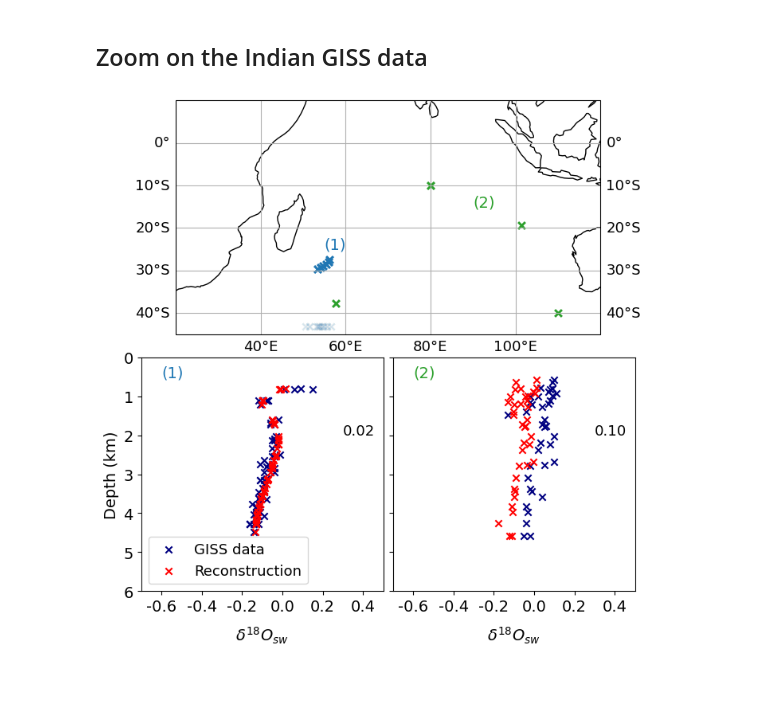
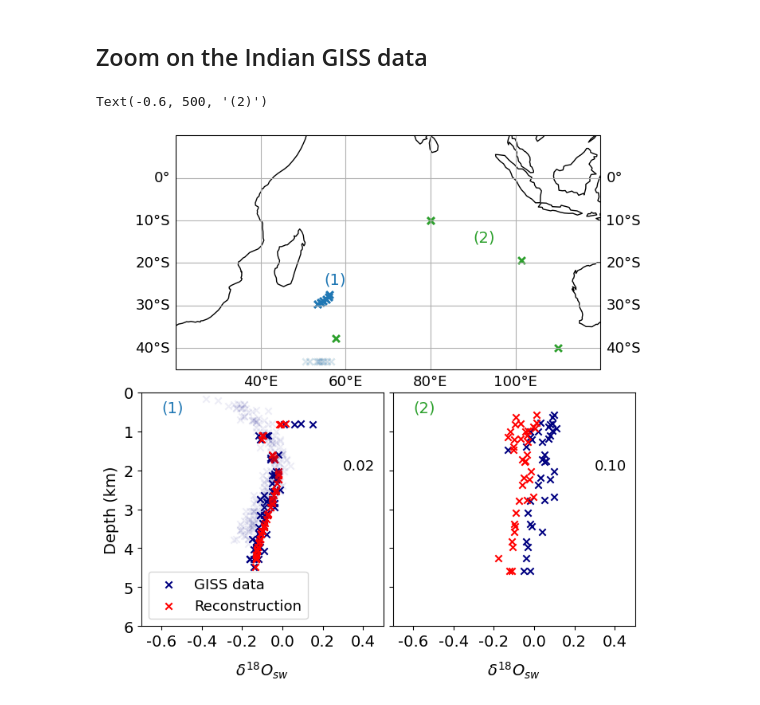
Before and after one commit to brumillet/d18o-southern-ocean, a Jupyter notebook: notebooks/evaluation_reconstructions.ipynb, the cells around one changed output. Saved outputs shown, nothing was run; the diff lists cells and outputs as text; code cells hidden in the pictures.

```diff
--- a/notebooks/evaluation_reconstructions.ipynb
+++ b/notebooks/evaluation_reconstructions.ipynb
@@ -512,7 +498,7 @@ aoki_d18o = pd.read_csv(data_path + 'Datasheet_KY2018_ADS_20230718.csv', sep = "
 # %%
 aoki_d18o = aoki_d18o.where((aoki_d18o['dO18'] != -999.) & (aoki_d18o['CTDPRS_DBAR'] >= 200)).dropna(ignore_index = True)
 # %%
-interpolator_gamma_GISS = RegularGridInterpolator((l_depth0, l_lat_cas, l_lon_cas), dsClim['gamma'].values, bounds_error = False)
+interpolator_gamma_GISS = RegularGridInterpolator((l_depth0, l_lat_clim, l_lon_clim), dsClim['gamma'].values, bounds_error = False)
 # %%
 aoki_d18o['d18O_rcst_nemo'] = interpolator_d18o_rcst_nemo((aoki_d18o['CTDPRS_DBAR'], aoki_d18o['LATITUDE_DEG'], aoki_d18o['LONGITUDE_DEG']))
 aoki_d18o['d18O_rcst_ocim'] = interpolator_d18o_rcst_ocim((aoki_d18o['CTDPRS_DBAR'], aoki_d18o['LATITUDE_DEG'], aoki_d18o['LONGITUDE_DEG']))
@@ -662,7 +645,7 @@ ax.set_yticks([1000 * i for i in range(6)]); ax.set_yticklabels([], fontsize = f
 ax.text(-59, -150, '(b)', fontsize = font, fontweight = 'bold'); ax.text(-55, -150, 'R TMI', fontsize = font)
 
 ax = fig.add_subplot(gs[0, 2])
-cf = ax.contourf(l_lat_cas, l_depth0, np.nanmean(dsClim['seawater_d18O'].values[:, :, 80:181], axis = 2), levels = [-0.4 + 0.05*i for i in range(18)], cmap = 'coolwarm', extend = 'both')
+cf = ax.contourf(l_lat_clim, l_depth0, np.nanmean(dsClim['seawater_d18O'].values[:, :, 80:181], axis = 2), levels = [-0.4 + 0.05*i for i in range(18)], cmap = 'coolwarm', extend = 'both')
 sc = ax.scatter(aux['latitude'], aux['pressure (db)'], c = aux['d18O']-.15, marker = 's', cmap = 'coolwarm',
                 norm = norm, edgecolor = 'black', linewidth = .1)
 ax.set_ylim(5500, 0); ax.set_xlim(-60, -20)
@@ -671,5 +654,5 @@ ax.set_yticks([1000 * i for i in range(6)]); ax.set_yticklabels([], fontsize = f
 ax.text(-59, -150, '(c)', fontsize = font, fontweight = 'bold'); ax.text(-55, -150, 'LS product', fontsize = font)
 uf.add_cbar(fig, cf, fontsize = font - 1, width = 0.022, ticks = [-0.4 + 0.2 * i for i in range(5)], label = '$\delta^{18}O_{sw} (‰)$')
 
-plt.savefig(root_directory + fig_path + 'South_Indian_rcst_d18o_OCIM_TMI_GISS_databaseLOCEAN.png', bbox_inches = 'tight')
+# plt.savefig(fig_path + 'South_Indian_rcst_d18o_OCIM_TMI_GISS_databaseLOCEAN.png', bbox_inches = 'tight')
 # %% [output]
@@ -802,8 +787,8 @@ plt.savefig(root_directory + fig_path + 'HB_data_recons_OCIM_TMI_NAinf.png', bbo
 [figure]
 # %%
 d18o_SO = pd.read_table(data_path + 'giss_d18o_SO.txt')
-interpolator_gamma = RegularGridInterpolator((l_depth0, l_lat_cas, l_lon_cas), dsClim['gamma'].values, bounds_error = False)
-interpolator_salinity = RegularGridInterpolator((l_depth0, l_lat_cas, l_lon_cas), dsClim['absolute_salinity'].values, bounds_error = False)
+interpolator_gamma = RegularGridInterpolator((l_depth0, l_lat_clim, l_lon_clim), dsClim['gamma'].values, bounds_error = False)
+interpolator_salinity = RegularGridInterpolator((l_depth0, l_lat_clim, l_lon_clim), dsClim['absolute_salinity'].values, bounds_error = False)
 # %%
 d18o_SO['Longitude'] = [lon if lon >= 0 else 360 + lon for lon in d18o_SO['Longitude']]
 d18o_SO.where((d18o_SO['Depth'] != -999.0) & (d18o_SO['d18O'] != '**'), np.nan, inplace = True)
@@ -860,12 +846,16 @@ d18o_SO['d18O_ocim'] = interpolator_d18o_rcst_ocim((d18o_SO['Depth'], d18o_SO['L
 # %%
 aux = d18o_Giss_Indian.where((d18o_Giss_Indian['gamma'] <= 28.6) & (d18o_Giss_Indian['gamma'] >= 27) & (d18o_Giss_Indian['d18O'] != '**')).dropna()
 aux['d18O'] = aux['d18O'].astype(float)
+# %%
+southern_dataset = True
 # %%
 fig = plt.figure(figsize = (8, 8)); gs = fig.add_gridspec(2, 2, wspace = 0.04, hspace = 0.1); font = 14
 
 ax = fig.add_subplot(gs[0, :], projection=ccrs.PlateCarree(central_longitude=0))
 ax.coastlines(resolution='110m')
 dfs2 = d18o_SO.where((d18o_SO['Reference'] == 'ADOX2 (Frew et al 1995)') & (d18o_SO['gamma'] >= 27)).dropna()
+dfs2 = dfs2.where(dfs2['d18O'] != '**').dropna()
+dfs2['d18O'] = dfs2['d18O'].astype(float)
 couleurs = plt.cm.tab20(range(8))
 
 dfs, dfs1 = aux.where(aux['Reference'] == 'ADOX2 (Frew et al 1995)').dropna(), aux.where(aux['Reference'] == 'GEOSECS Ostlund et al (1987)').dropna()
@@ -873,32 +863,34 @@ sc = ax.scatter(dfs['Longitude'], dfs['Latitude'], marker = 'x', alpha = 0.8, co
 sc = ax.scatter(dfs2['Longitude'], dfs2['Latitude'], marker = 'x', alpha = 0.02, color = couleurs[0])
 sc = ax.scatter(dfs1['Longitude'], dfs1['Latitude'], marker = 'x', alpha = 0.8, color = couleurs[4])
 gl = ax.gridlines(draw_labels = {'bottom': 'x', 'right': 'y', 'left': 'y'}, ylocs = [-40 + 10 * i for i in range(5)])
 gl.xlabel_style = {'size': font - 1}; gl.ylabel_style = {'size': font - 1}
 ax.set_ylim(-45, 10); ax.set_xlim(20, 120)
 ax.text(55, -25, '(1)', color = couleurs[0], fontsize = font); ax.text(90, -15, '(2)', color = couleurs[4], fontsize = font)
 
 ax = fig.add_subplot(gs[1, 0])
 
 sc = ax.scatter(dfs['d18O'].values, dfs['Depth'].values, marker = 'x', c = 'navy', label = 'GISS data')
 sc = ax.scatter(dfs['d18O_ocim'].values, dfs['Depth'].values, marker = 'x', c = 'red', label = 'Reconstruction')
 ax.text(0.3, 2000, format(np.nanmean(np.sqrt((dfs['d18O_ocim'] - dfs['d18O'])**2)), '.2f'), fontsize = font - 1)
 # ax.axhline(y = l_neut_dens[i], ls = '--', color = couleurs[i], alpha = 0.5); ax.text(0.15, l_neut_dens[i] + 0.05, '$\gamma$ =' + str(l_neut_dens[i]), fontsize = font - 1, color = couleurs[i])
 ax.set_ylabel('Depth (km)', fontsize = font); ax.set_yticks([1000 * i for i in range(7)]); ax.set_yticklabels([i for i in range(7)], fontsize = font)
 ax.set_xlabel('$\delta^{18}O_{sw}$', fontsize = font, rotation = 0, labelpad = 10); ax.set_xticks([-0.6 + 0.2*i for i in range(6)]); ax.set_xticklabels([format(-0.6 + 0.2*i, '.1f') for i in range(6)], fontsize = font)
 ax.set_ylim(6000, 0); ax.set_xlim(-0.7, 0.5)
 ax.text(-0.6, 500, '(1)', fontsize = font, color = couleurs[0])
 ax.legend(fontsize = font - 1)
+if southern_dataset: ax.scatter(dfs2['d18O'].values, dfs2['Depth'].values, marker = 'x', c = 'navy', alpha = 0.07)
 
 ax = fig.add_subplot(gs[1, 1])
 
 sc = ax.scatter(dfs1['d18O'].values, dfs1['Depth'].values, marker = 'x', c = 'navy')
 sc = ax.scatter(dfs1['d18O_ocim'].values, dfs1['Depth'].values, marker = 'x', c = 'red')
 ax.text(0.3, 2000, format(np.nanmean(np.sqrt((dfs1['d18O_ocim'] - dfs1['d18O'])**2)), '.2f'), fontsize = font - 1)
 ax.set_yticks([1000 * i for i in range(7)]); ax.set_yticklabels([], fontsize = font)
 ax.set_xlabel('$\delta^{18}O_{sw}$', fontsize = font, rotation = 0, labelpad = 10); ax.set_xticks([-0.6 + 0.2*i for i in range(6)]); ax.set_xticklabels([format(-0.6 + 0.2*i, '.1f') for i in range(6)], fontsize = font)
 ax.set_ylim(6000, 0); ax.set_xlim(-0.7, 0.5)
 ax.text(-0.6, 500, '(2)', fontsize = font, color = couleurs[4])
 
-plt.savefig(root_directory + fig_path + 'd18o_Indian_GISS_ocim.png', bbox_inches = 'tight')
+# plt.savefig(fig_path + 'd18o_Indian_GISS_ocim.png', bbox_inches = 'tight')
 # %% [output]
+Text(-0.6, 500, '(2)')
-[figure, old version]
+[figure, new version]
```
Also changed, not shown: parts of 29 cells of this notebook, 2 other files.
